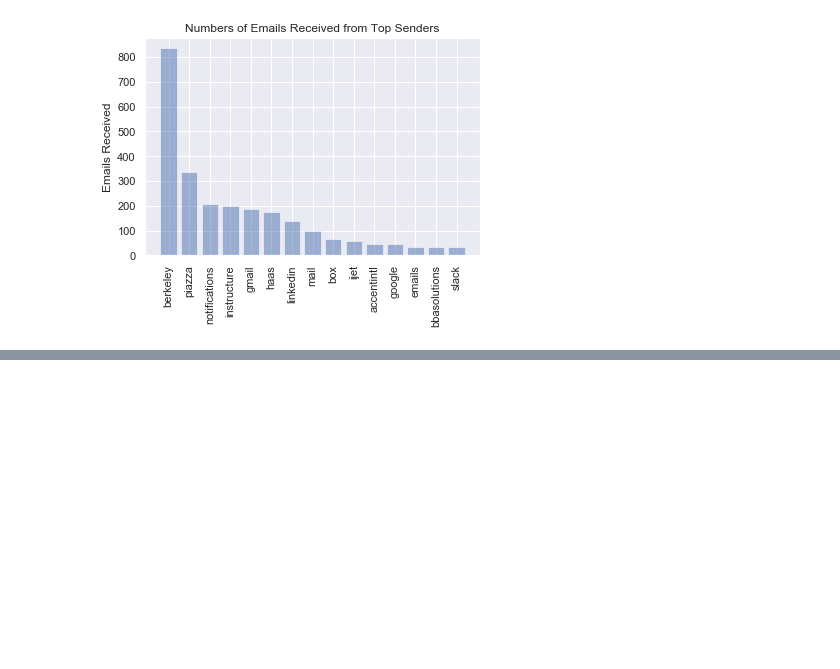
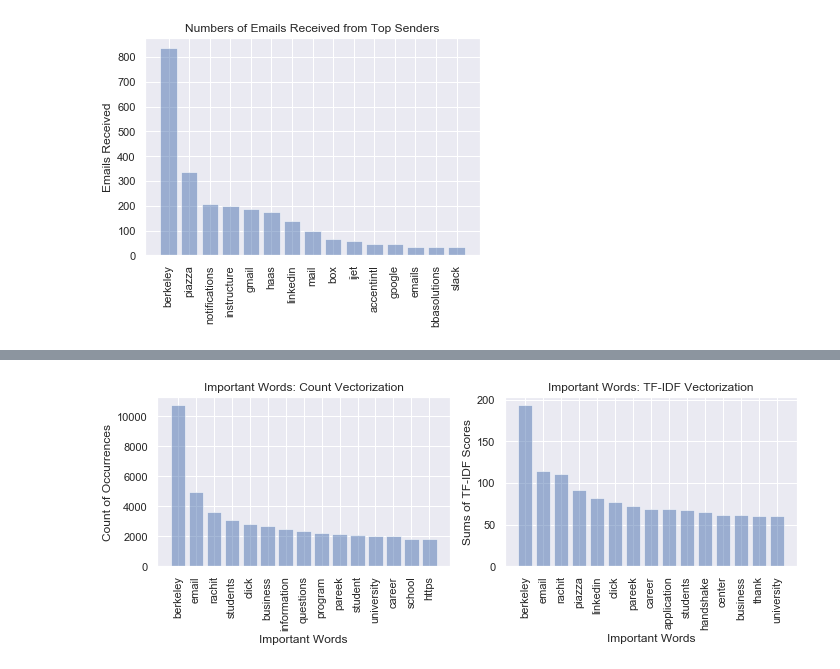
Before and after one commit to rachitpareek/jobSearch, a Jupyter notebook: exploratory analysis.ipynb, the cells around one changed output, grey strips where cells are left out. Cells and saved outputs as stored; diff of their text form; code cells hidden in the pictures; blank space fills up the shorter version.

```diff
--- a/exploratory analysis.ipynb
+++ b/exploratory analysis.ipynb
@@ -79,6 +135,6 @@ plt.show()
 # %% [output]
 [figure]
 # %%
-tokenizer = RegexpTokenizer('[^\d_\W]+')
-cv = CountVectorizer(lowercase=True, stop_words='english', ngram_range = (1,1), tokenizer=tokenizer.tokenize)
-word_counts = cv.fit_transform(data['Email Text'])
+# Use CountVectorizer to create a matrix representation of the words used across all emails:
+cv = CountVectorizer(lowercase=True, stop_words='english', ngram_range = (1,1))
+cv_word_counts = cv.fit_transform(data['Email Text'])
@@ -122,0 +141,4 @@ plt.show()
+# %%
+# Vectorized dictionary representation of each email:
+cv_word_vectors = pd.DataFrame(cv_word_counts.todense(), columns=cv.get_feature_names())
+cv_word_vectors.head()
@@ -122,0 +153,8 @@ plt.show()
+# %%
+# Use TfidfVectorizer to create a matrix representation of the words used across all emails:
+tv = TfidfVectorizer(lowercase=True, stop_words='english', ngram_range = (1,1))
+tv_word_counts = tv.fit_transform(data['Email Text'])
+# %%
+# Vectorized dictionary representation of each email:
+tv_word_vectors = pd.DataFrame(tv_word_counts.todense(), columns=tv.get_feature_names())
+tv_word_vectors.head()
@@ -122,0 +169,31 @@ plt.show()
+# %%
+# Because the matrices are sparse, we can't interpret much from them. Let's visualize which words are the most
+# common have the most importance under both vectorization schemes:
+cv_sums = (cv_word_vectors
+           .sum(axis = 0, skipna = True)
+           .to_frame()
+           .rename(columns={0: "Sum of Counts"})
+           .sort_values(by=["Sum of Counts"], ascending=False))
+tv_sums = (tv_word_vectors
+           .sum(axis = 0, skipna = True)
+           .to_frame()
+           .rename(columns={0: "Sum of Scores"})
+           .sort_values(by=["Sum of Scores"], ascending=False))
+plt.figure(figsize=(10, 4))
+plt.subplot(121)
+plt.bar(np.arange(len(cv_sums.head(15))), np.array(cv_sums.head(15)["Sum of Counts"]), align='center', alpha=0.5)
+plt.xticks(np.arange(len(cv_sums.head(15))), np.array(cv_sums.head(15).index), rotation='vertical')
+plt.xlabel('Important Words')
+plt.ylabel('Count of Occurrences')
+plt.title('Important Words: Count Vectorization')
+
+plt.subplot(122)
+plt.bar(np.arange(len(tv_sums.head(15))), np.array(tv_sums.head(15)["Sum of Scores"]), align='center', alpha=0.5)
+plt.xticks(np.arange(len(tv_sums.head(15))), np.array(tv_sums.head(15).index), rotation='vertical')
+plt.xlabel('Important Words')
+plt.ylabel('Sums of TF-IDF Scores')
+plt.title('Important Words: TF-IDF Vectorization')
+
+plt.tight_layout();
+# %% [output]
+[figure, added]
```
Also changed, not shown: parts of 20 cells of this notebook, 1 other file.
